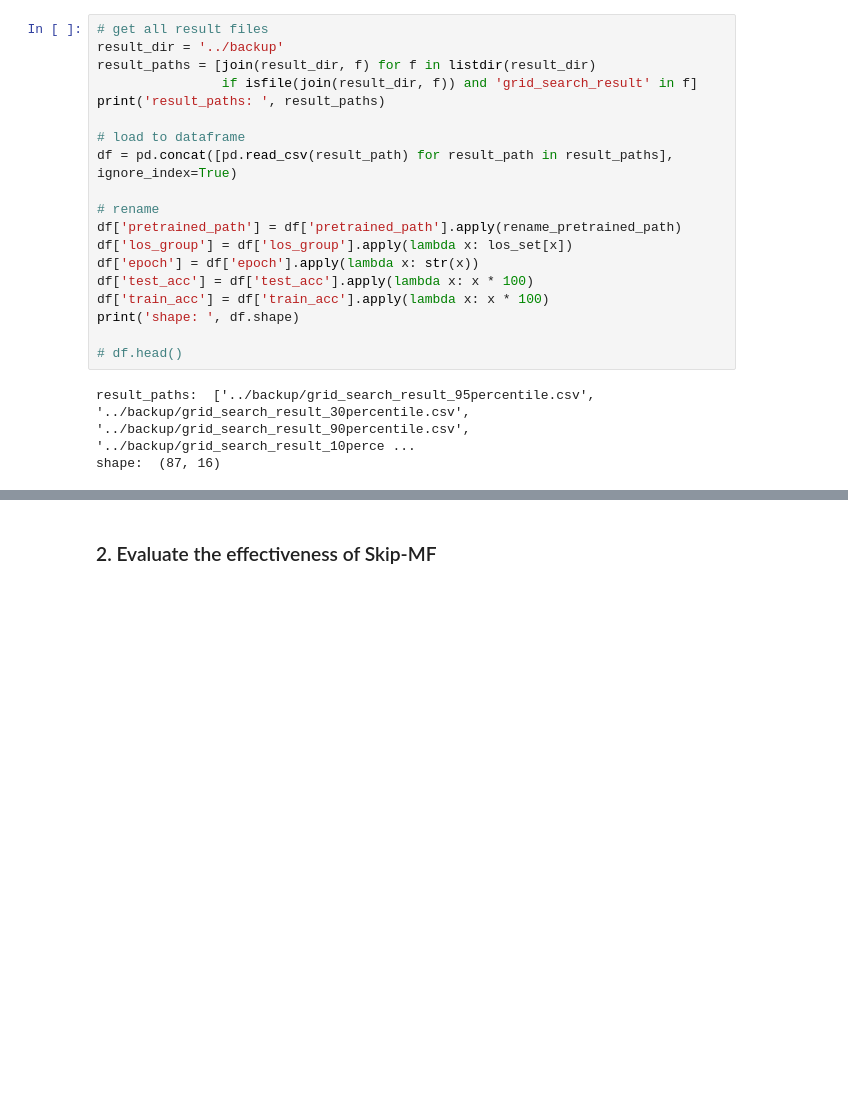
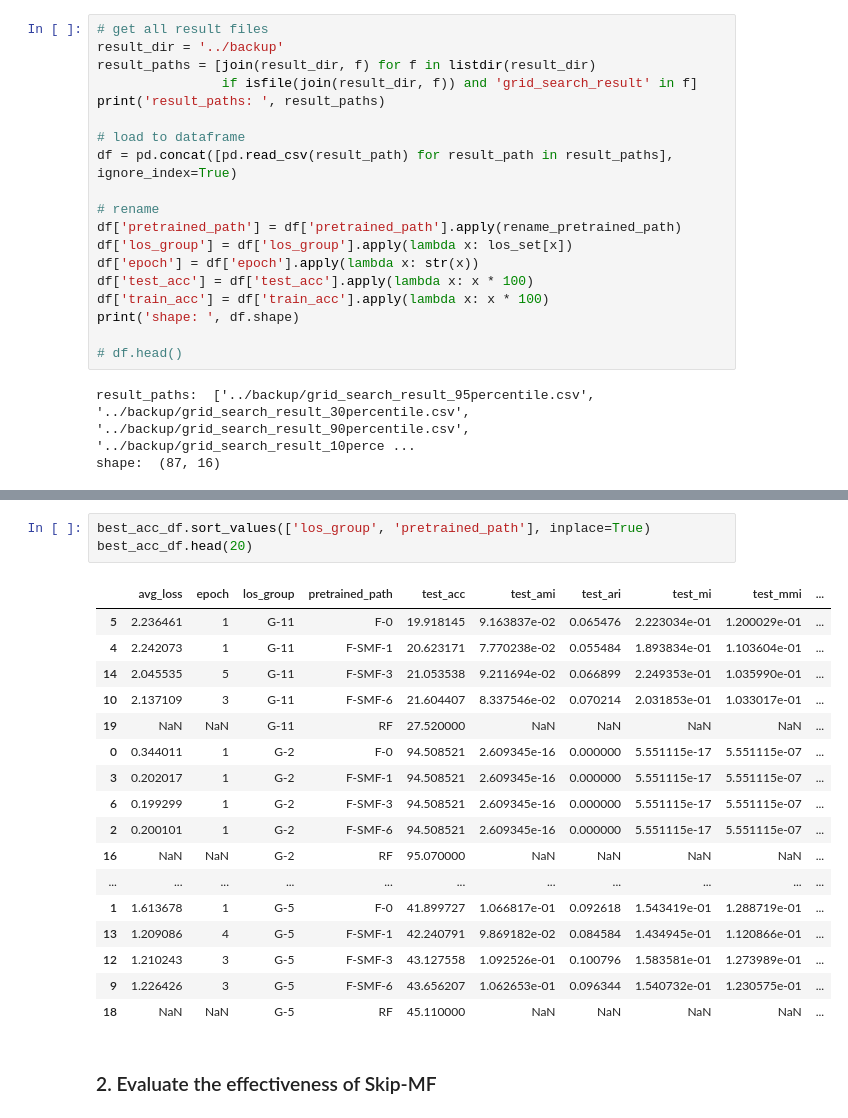
Before and after one commit to hatttruong/feature2vec, a Jupyter notebook: experiments/los_result.ipynb, the cells around one changed output, grey strips where cells are left out. Drawn from its saved outputs; the diff is of its cells as text; blank space fills up the shorter version.

```diff
--- a/experiments/los_result.ipynb
+++ b/experiments/los_result.ipynb
@@ -93,3 +82,24 @@ best_acc_df.head(16)
+# %%
+best_acc_df.sort_values(['los_group', 'pretrained_path'], inplace=True)
+best_acc_df.head(20)
+# %% [output]
+|  | avg_loss | epoch | los_group | pretrained_path | test_acc | test_ami | test_ari | test_mi | test_mmi | ... |
+| 5 | 2.236461 | 1 | G-11 | F-0 | 19.918145 | 9.163837e-02 | 0.065476 | 2.223034e-01 | 1.200029e-01 | ... |
+| 4 | 2.242073 | 1 | G-11 | F-SMF-1 | 20.623171 | 7.770238e-02 | 0.055484 | 1.893834e-01 | 1.103604e-01 | ... |
+| 14 | 2.045535 | 5 | G-11 | F-SMF-3 | 21.053538 | 9.211694e-02 | 0.066899 | 2.249353e-01 | 1.035990e-01 | ... |
+| 10 | 2.137109 | 3 | G-11 | F-SMF-6 | 21.604407 | 8.337546e-02 | 0.070214 | 2.031853e-01 | 1.033017e-01 | ... |
+| 19 | NaN | NaN | G-11 | RF | 27.520000 | NaN | NaN | NaN | NaN | ... |
+| 0 | 0.344011 | 1 | G-2 | F-0 | 94.508521 | 2.609345e-16 | 0.000000 | 5.551115e-17 | 5.551115e-07 | ... |
+| 3 | 0.202017 | 1 | G-2 | F-SMF-1 | 94.508521 | 2.609345e-16 | 0.000000 | 5.551115e-17 | 5.551115e-07 | ... |
+| 6 | 0.199299 | 1 | G-2 | F-SMF-3 | 94.508521 | 2.609345e-16 | 0.000000 | 5.551115e-17 | 5.551115e-07 | ... |
+| 2 | 0.200101 | 1 | G-2 | F-SMF-6 | 94.508521 | 2.609345e-16 | 0.000000 | 5.551115e-17 | 5.551115e-07 | ... |
+| 16 | NaN | NaN | G-2 | RF | 95.070000 | NaN | NaN | NaN | NaN | ... |
+| ... | ... | ... | ... | ... | ... | ... | ... | ... | ... | ... |
+| 1 | 1.613678 | 1 | G-5 | F-0 | 41.899727 | 1.066817e-01 | 0.092618 | 1.543419e-01 | 1.288719e-01 | ... |
+| 13 | 1.209086 | 4 | G-5 | F-SMF-1 | 42.240791 | 9.869182e-02 | 0.084584 | 1.434945e-01 | 1.120866e-01 | ... |
+| 12 | 1.210243 | 3 | G-5 | F-SMF-3 | 43.127558 | 1.092526e-01 | 0.100796 | 1.583581e-01 | 1.273989e-01 | ... |
+| 9 | 1.226426 | 3 | G-5 | F-SMF-6 | 43.656207 | 1.062653e-01 | 0.096344 | 1.540732e-01 | 1.230575e-01 | ... |
+| 18 | NaN | NaN | G-5 | RF | 45.110000 | NaN | NaN | NaN | NaN | ... |
 # %% [markdown]
 ### 2.  Evaluate the effectiveness of Skip-MF
 # %%
```
Also changed, not shown: parts of 7 cells of this notebook, 2 other files.
